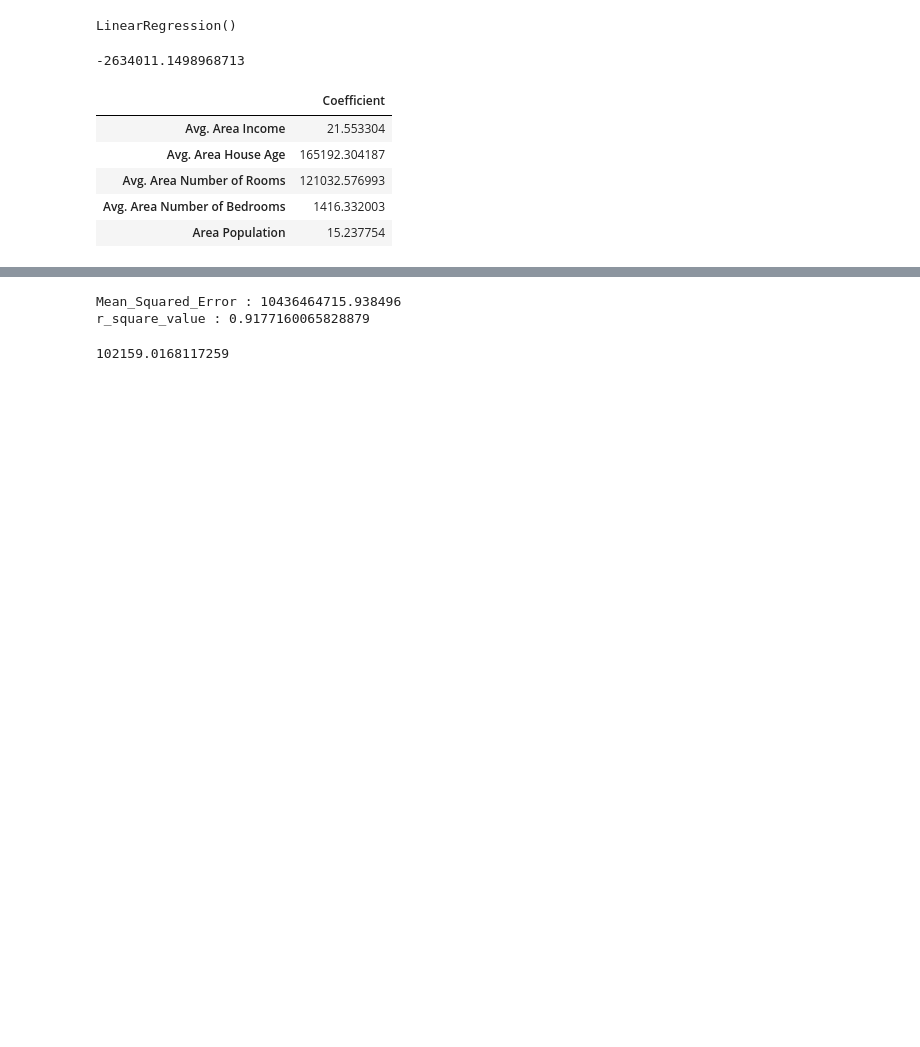
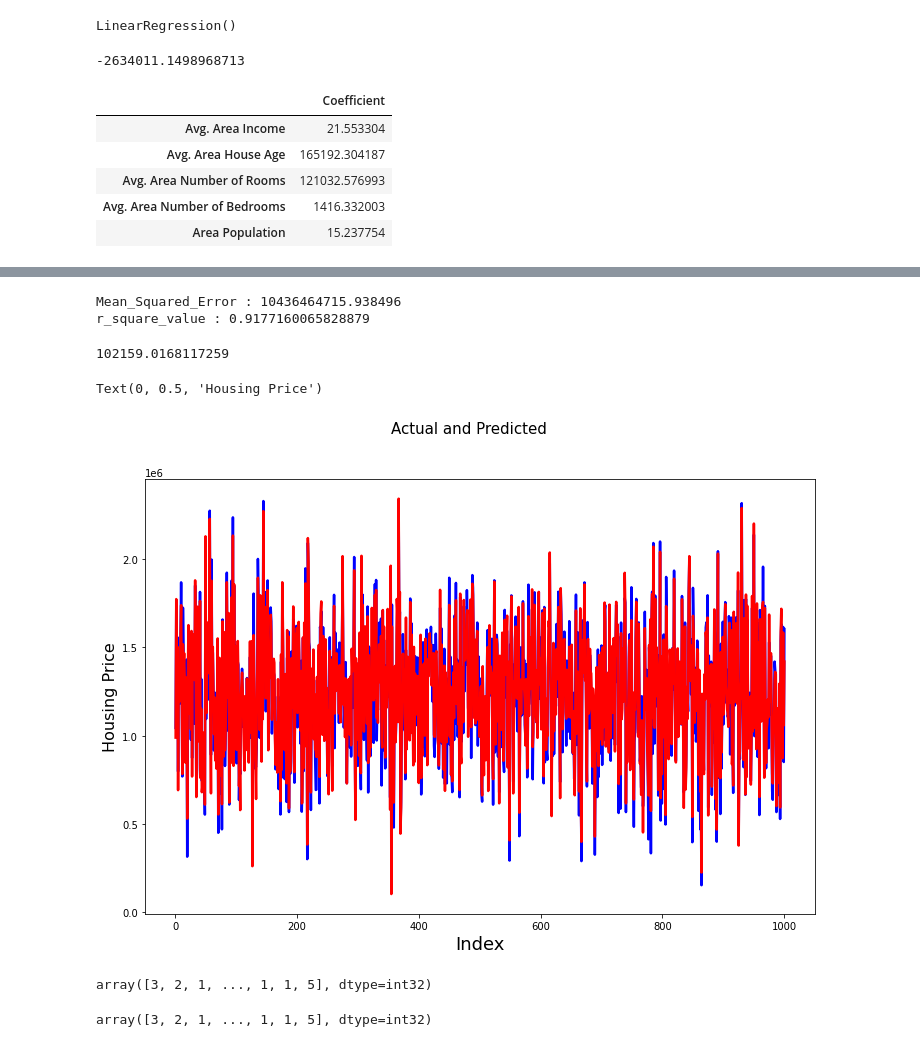
Before and after one commit to mrhosier42/House-Price-Index, a Jupyter notebook: Project.ipynb, the cells around one changed output, grey strips where cells are left out. Drawn from its saved outputs; the diff is of its cells as text; code cells hidden in the pictures; blank space fills up the shorter version.

```diff
--- a/Project.ipynb
+++ b/Project.ipynb
@@ -134,0 +149,7 @@ print(y_test.shape)
+# %%
+X_train,X_test,y_train,y_test=train_test_split(X,y,train_size=0.70, test_size=0.30,random_state = 19)
+
+print(X_train.shape)
+print(X_test.shape)
+print(y_train.shape)
+print(y_test.shape)
@@ -162,12 +193,14 @@ y_pred = lm.predict(X_test)
 from sklearn.metrics import mean_squared_error, r2_score
 mse = mean_squared_error(y_test, y_pred)
 r_squared = r2_score(y_test, y_pred)
-# %%
-print('Mean_Squared_Error :' ,mse)
-print('r_square_value :',r_squared)
-# %% [output]
-Mean_Squared_Error : 10436464715.938496
-r_square_value : 0.9177160065828879
+# %%
+# MSE the lower the more accurate the model will be
+# R2 the higher the more accurate
+print('Mean_Squared_Error :' ,mse)
+print('r_square_value :',r_squared)
+# %% [output]
+Mean_Squared_Error : 10436464715.938496
+r_square_value : 0.9177160065828879
 # %%
 from math import sqrt
 
@@ -175,3 +208,15 @@ rms = sqrt(mse)
 rms
 # %% [output]
 102159.0168117259
+# %%
+# Actual and Predicted
+c = [i for i in range(1,1001,1)] # generating index
+fig = plt.figure(figsize=(12,8))
+plt.plot(c,y_test, color="blue", linewidth=2.5, linestyle="-") #Plotting Actual
+plt.plot(c,y_pred, color="red",  linewidth=2.5, linestyle="-") #Plotting predicted
+fig.suptitle('Actual and Predicted', fontsize=15)              # Plot heading
+plt.xlabel('Index', fontsize=18)                               # X-label
+plt.ylabel('Housing Price', fontsize=16)                       # Y-label
+# %% [output]
+Text(0, 0.5, 'Housing Price')
+[figure, added]
@@ -177,0 +225,9 @@ rms
+# %%
+kmeans = KMeans(n_clusters=8, random_state=0).fit(X)
+kmeans.labels_
+# %% [output]
+array([3, 2, 1, ..., 1, 1, 5], dtype=int32)
+# %%
+kmeans.predict(X)
+# %% [output]
+array([3, 2, 1, ..., 1, 1, 5], dtype=int32)
```
Also changed, not shown: parts of 13 cells of this notebook.
